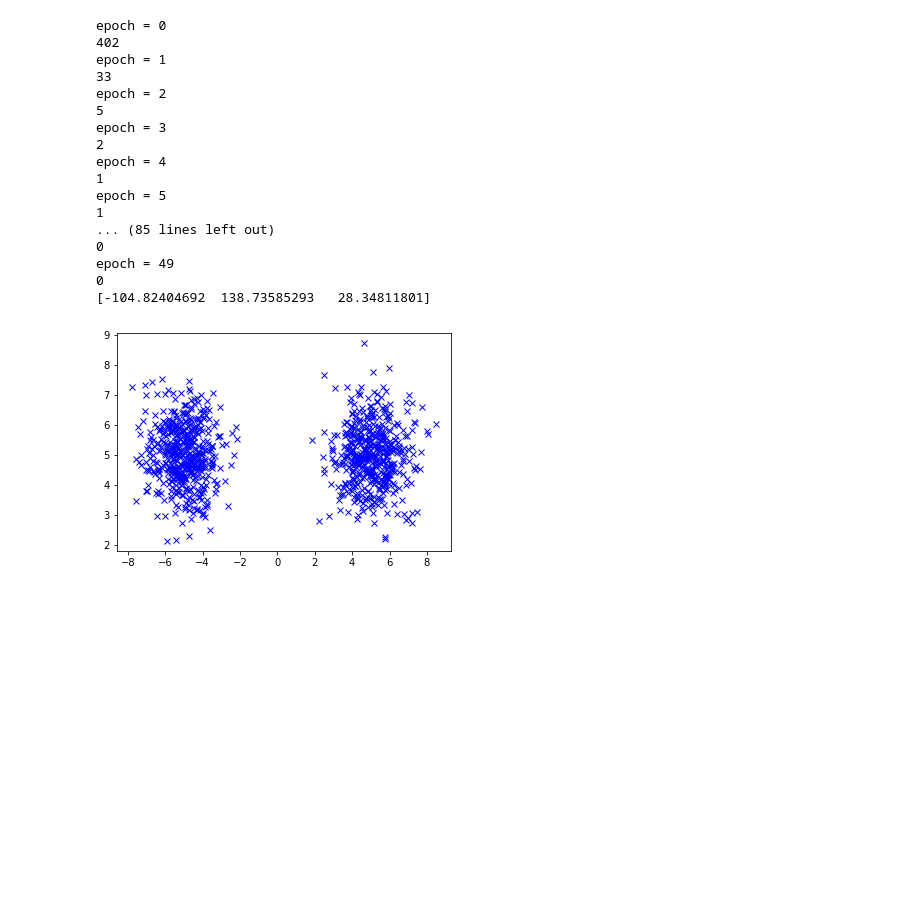
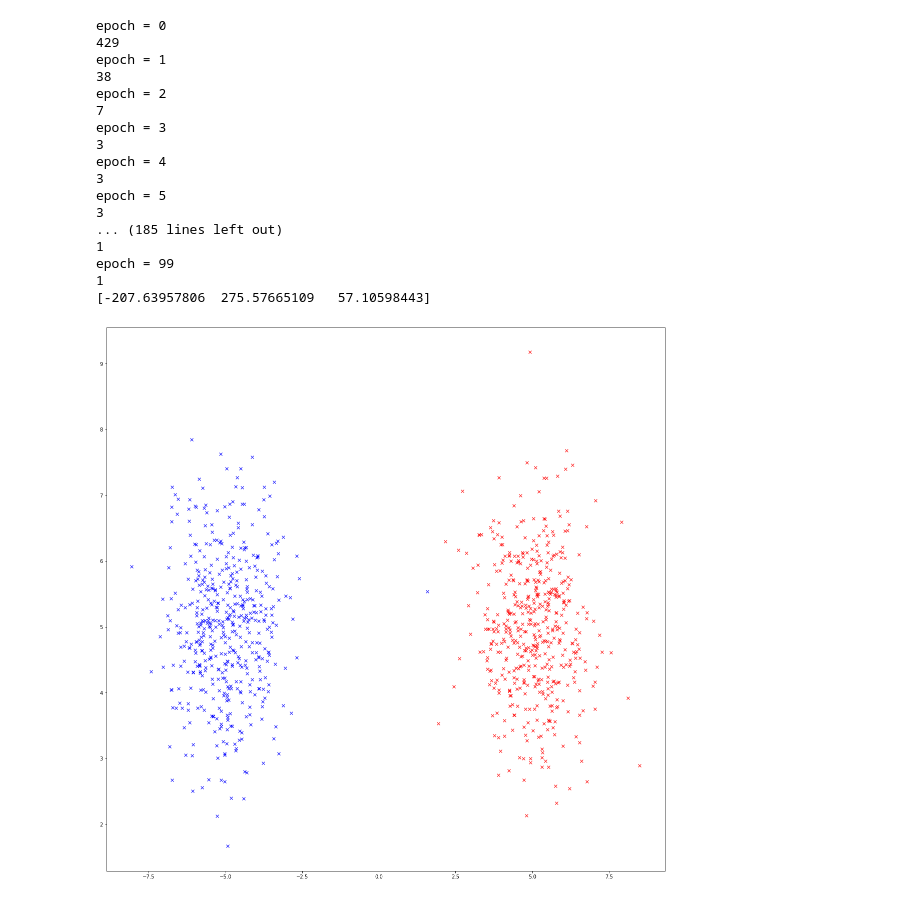
Before and after one commit to ShiversVert/Bio_neuro_imaging, a Jupyter notebook: neuronal_computing/neuronal_computing.ipynb, the cells around one changed output. Saved outputs shown, nothing was run; the diff lists cells and outputs as text; code cells hidden in the pictures; blank space fills up the shorter version.

```diff
--- a/neuronal_computing/neuronal_computing.ipynb
+++ b/neuronal_computing/neuronal_computing.ipynb
@@ -2,7 +2,11 @@
 import math
 
 def sigmoid(x):
-  return 1 / (1 + math.exp(-x))
+    if x < -700:
+        return 0
+    elif x >= 700:
+        return 1
+    return 1 / (1 + math.exp(-x))
 
 def cross_entropy(y, y_hat):
     return y * np.log(y_hat) - (1-y)*np.log(1-y_hat)
@@ -22,8 +26,8 @@ def backpropagation(weights, y, x1, x2):
     new_weights = np.add(weights, 0.001*derivate(weights, y, x1, x2))
     return new_weights
 
-def step(x, t=0.5):
-    if x>t:
+def step(x, t=0.4):
+    if x>=t:
         return 1
     return 0
 #Return the estimation y_hat and the new_weights
@@ -59,45 +63,54 @@ init = 1e-10
 weights = np.array([init, init, init])
 y_hat = []
 errors = 0
-for epoch in range(50):
+for epoch in range(100):
     print('epoch = '+str(epoch))
     errors = 0
     y_hat = []
-    for i in range(1000):
+    for i in range(len(x1)):
         y_hat_temp, weights = iteration(weights, y[i,0], x1[i], x2[i])
         y_hat.append(y_hat_temp)
         if y[i,0] != y_hat_temp:
             errors += 1;
     print(errors)
 
 print(weights)
 
 good_class = []; bad_class = [];
+"""
+#Display misclassfication
 for i in range(len(y_hat)):
     if y[i,0] == y_hat[i]:
         good_class.append(i)
     else:
         bad_class.append(i)
+"""
+for i in range(len(y_hat)):
+    if y_hat[i] == 1:
+        good_class.append(i)
+    else:
+        bad_class.append(i)
 
+plt.figure(figsize=(20,20))
 plt.plot(x1[good_class],x2[good_class], 'xb')
 plt.plot(x1[bad_class],x2[bad_class], 'xr')
 plt.show()
 # %% [output]
 epoch = 0
-402
+429
 epoch = 1
-33
+38
 epoch = 2
-5
+7
 epoch = 3
-2
+3
 epoch = 4
+3
+epoch = 5
+3
+... (185 lines left out)
 1
-epoch = 5
+epoch = 99
 1
-... (85 lines left out)
-0
-epoch = 49
-0
-[-104.82404692  138.73585293   28.34811801]
+[-207.63957806  275.57665109   57.10598443]
-[figure, old version]
+[figure, new version]
```
Also changed, not shown: parts of 1 cell of this notebook.
